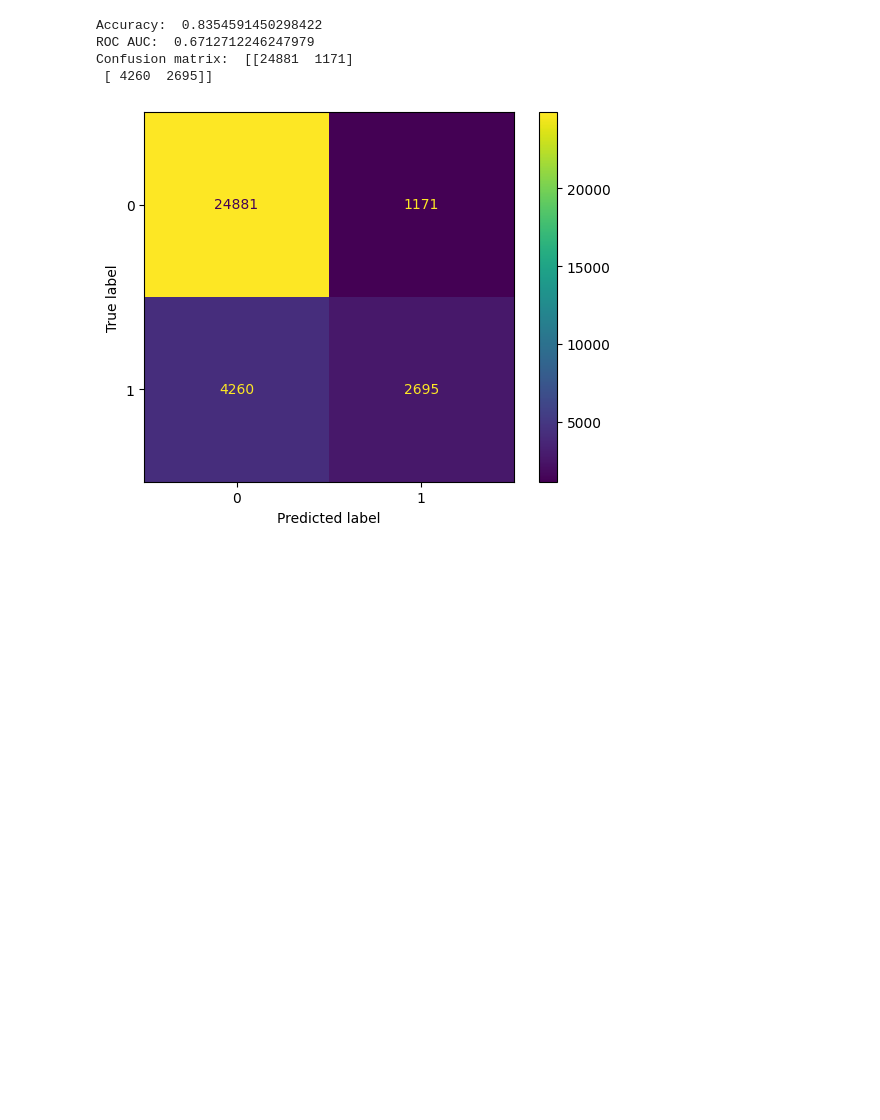
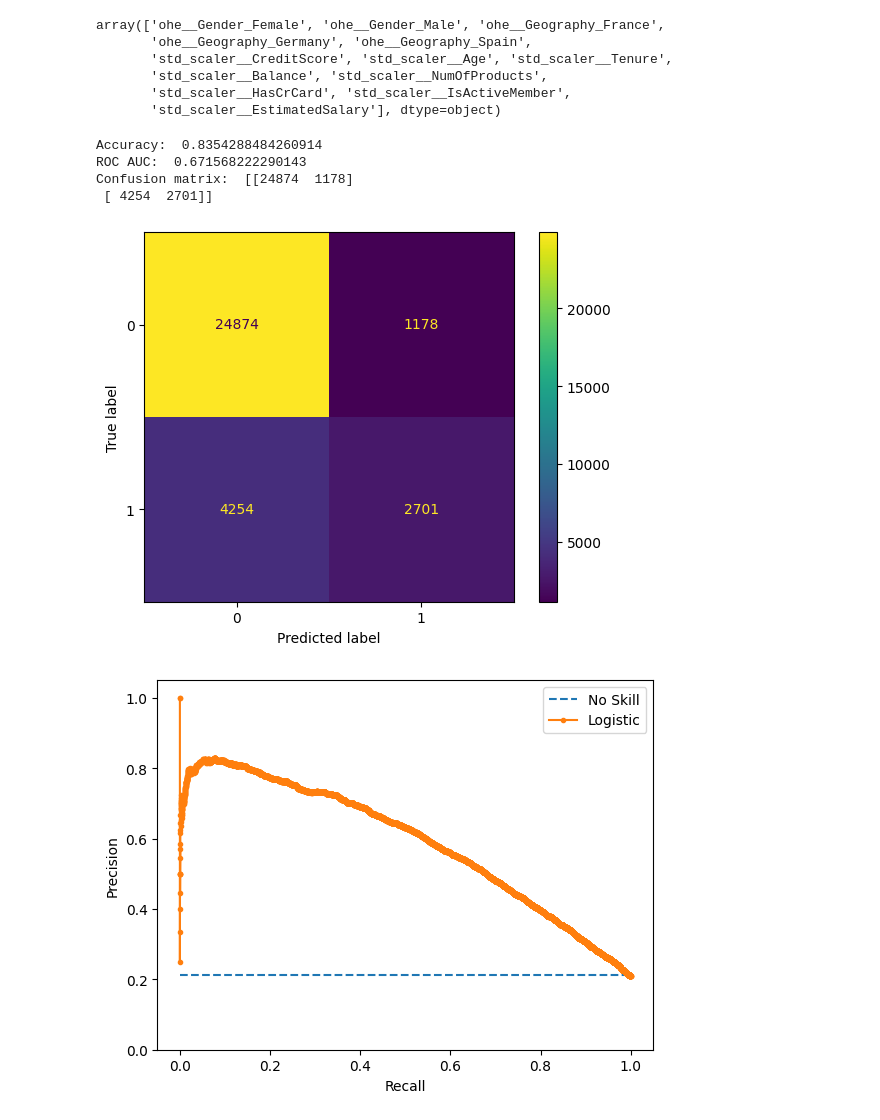
Before and after one commit to kevin51jiang/msci-546-project, a Jupyter notebook: baseline.ipynb, the cells around one changed output. Saved outputs shown, nothing was run; the diff lists cells and outputs as text; code cells hidden in the pictures; blank space fills up the shorter version.

Commit message:
play with visualizations, add ROC curve plot, add precision-recall curve

```diff
--- a/baseline.ipynb
+++ b/baseline.ipynb
@@ -64,7 +61,7 @@ numeric_columns = ['CreditScore', 'Age', 'Tenure', 'Balance', 'NumOfProducts', '
 # Create the column preprocessor
 preprocessor = ColumnTransformer(
     transformers=[
-        ('ohe', OneHotEncoder(drop='first', categories='auto'), categorical_columns),
+        ('ohe', OneHotEncoder(categories='auto'), categorical_columns),
         ('std_scaler', StandardScaler(), numeric_columns)
     ])
 
@@ -75,6 +72,6 @@ pipe = Pipeline(steps=[
 ])
 
 # Fit the pipeline to the data
-pipe.fit(X, y)
+pipe.fit(X_train, y_train)
 # %% [output]
 Pipeline(steps=[('preprocessor',
@@ -89,6 +85,16 @@ Pipeline(steps=[('preprocessor',
                                                    'IsActiveMember',
                                                    'EstimatedSalary'])])),
                 ('log_reg', LogisticRegression())])
+# %%
+# Classes
+pipe[:-1].get_feature_names_out()
+# %% [output]
+array(['ohe__Gender_Female', 'ohe__Gender_Male', 'ohe__Geography_France',
+       'ohe__Geography_Germany', 'ohe__Geography_Spain',
+       'std_scaler__CreditScore', 'std_scaler__Age', 'std_scaler__Tenure',
+       'std_scaler__Balance', 'std_scaler__NumOfProducts',
+       'std_scaler__HasCrCard', 'std_scaler__IsActiveMember',
+       'std_scaler__EstimatedSalary'], dtype=object)
 # %%
 # Make predictions
 y_pred = pipe.predict(X_test)
@@ -108,9 +114,38 @@ conf_plot = ConfusionMatrixDisplay(confusion_matrix=conf_matrix,
 conf_plot.plot()
 plt.show()
 # %% [output]
-Accuracy:  0.8354591450298422
-ROC AUC:  0.6712712246247979
-Confusion matrix:  [[24881  1171]
- [ 4260  2695]]
+Accuracy:  0.8354288484260914
+ROC AUC:  0.671568222290143
+Confusion matrix:  [[24874  1178]
+ [ 4254  2701]]
 [figure]
+# %%
+# Plot precision recall curves
+from sklearn.metrics import precision_recall_curve
+from sklearn.metrics import auc
+from matplotlib import pyplot
+
+# predict probabilities
+y_pred_proba = pipe.predict_proba(X_test)
+# retrieve just the probabilities for the positive class
+pos_probs = y_pred_proba[:, 1]
+# calculate the no skill line as the proportion of the positive class
+no_skill = len(y[y==1]) / len(y)
+# plot the no skill precision-recall curve
+pyplot.plot([0, 1], [no_skill, no_skill], linestyle='--', label='No Skill')
+# calculate model precision-recall curve
+precision, recall, _ = precision_recall_curve(y_test, pos_probs)
+# plot the model precision-recall curve
+pyplot.plot(recall, precision, marker='.', label='Logistic')
+# axis labels
+pyplot.xlabel('Recall')
+pyplot.ylabel('Precision')
+# Set y to be between 0 and 1
+pyplot.ylim([0.0, 1.05])
+# show the legend
+pyplot.legend()
+# show the plot
+pyplot.show()
+# %% [output]
+[figure, added]
 # %%
```
Also changed, not shown: parts of 5 cells of this notebook.
